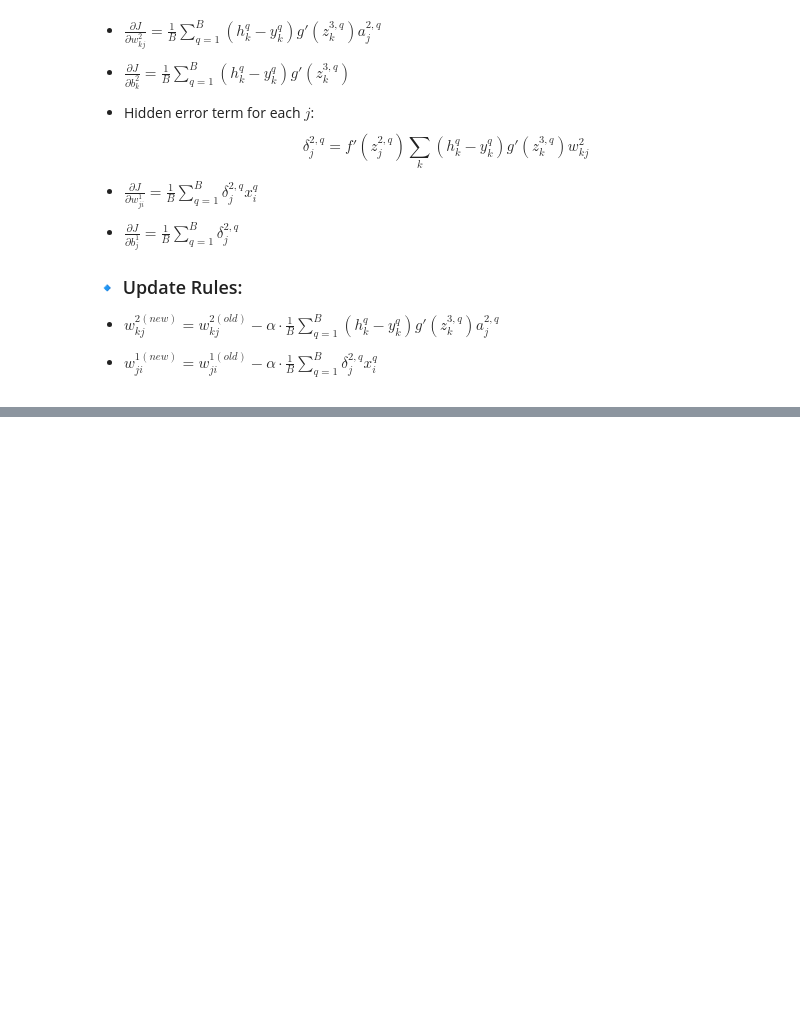
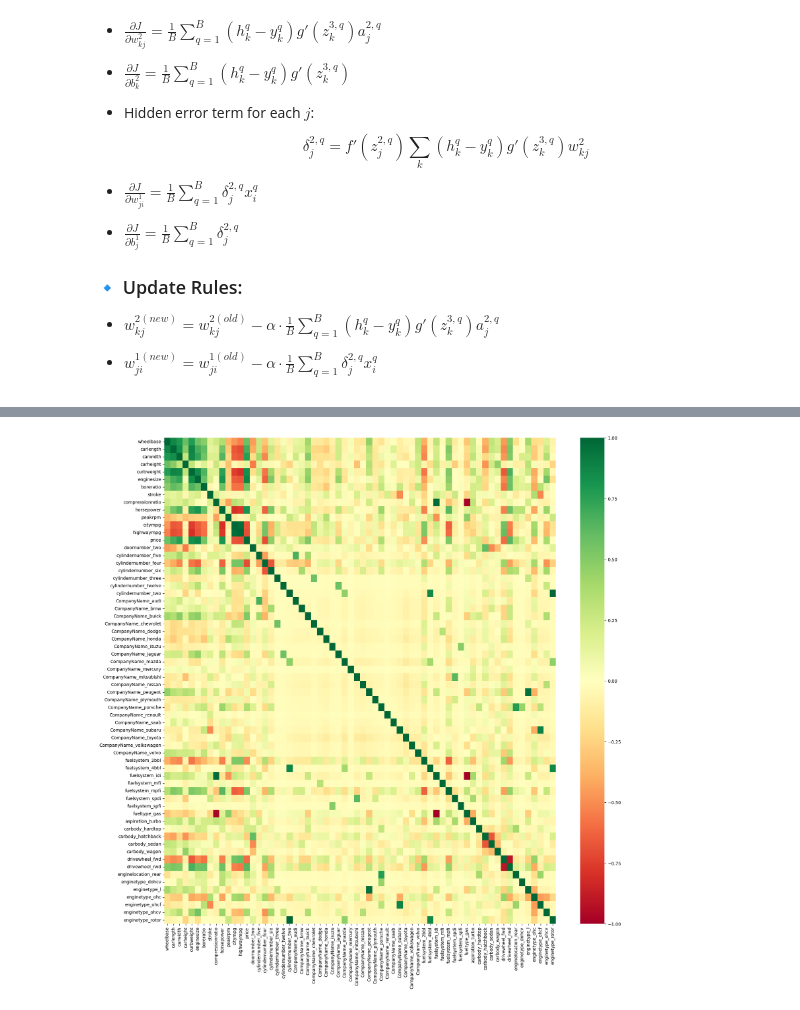
Before and after one commit to mjmousavi97/Deep-Learning-Tehran-uni, a Jupyter notebook: HomeWorks/01 HW/Q4.ipynb, the cells around one changed output, grey strips where cells are left out. Cells and saved outputs as stored; diff of their text form; code cells hidden in the pictures; blank space fills up the shorter version.

Commit message:
Data loaded and preprocessed — ready for model implementation.

```diff
--- a/HomeWorks/01 HW/Q4.ipynb
+++ b/HomeWorks/01 HW/Q4.ipynb
@@ -225,0 +454,13 @@ $$
+# %%
+# Drop the specified columns from the DataFrame
+df = df.drop(['car_ID', 'symboling', 'CarName'], axis=1)
+# %%
+# Convert all company names to lowercase for consistency
+df['CompanyName'] = df['CompanyName'].str.lower()
+
+# Replace misspelled company names
+df['CompanyName'].replace('maxda','mazda',inplace=True)    # Replace "maxda" with "mazda"
+df['CompanyName'].replace('porcshce','porsche',inplace=True)   # Replace "porcshce" with "porsche"
+df['CompanyName'].replace('vw','volkswagen',inplace=True)      # Replace "vw" with "volkswagen"
+df['CompanyName'].replace('vokswagen','volkswagen',inplace=True)     # Replace "vokswagen" with "volkswagen"
+df['CompanyName'].replace('toyouta','toyota',inplace=True)          # Replace "toyouta" with "toyota"
@@ -225,0 +512,7 @@ $$
+# %%
+# List of specified categorical columns
+dummy = ['doornumber', 'cylindernumber', 'CompanyName', 'fuelsystem', 'fueltype',
+         'aspiration', 'carbody', 'drivewheel', 'enginelocation', 'enginetype']
+# %%
+# Convert categorical columns to numerical using one-hot encoding
+df2 = pd.get_dummies(df, columns=dummy, drop_first=True)
@@ -225,0 +529,8 @@ $$
+# %%
+correlation_matrix = df2.corr()
+
+plt.figure(figsize=(20, 20))
+sns.heatmap(correlation_matrix, cmap='RdYlGn')
+plt.show()
+# %% [output]
+[figure, added]
```
Also changed, not shown: parts of 31 cells of this notebook.
